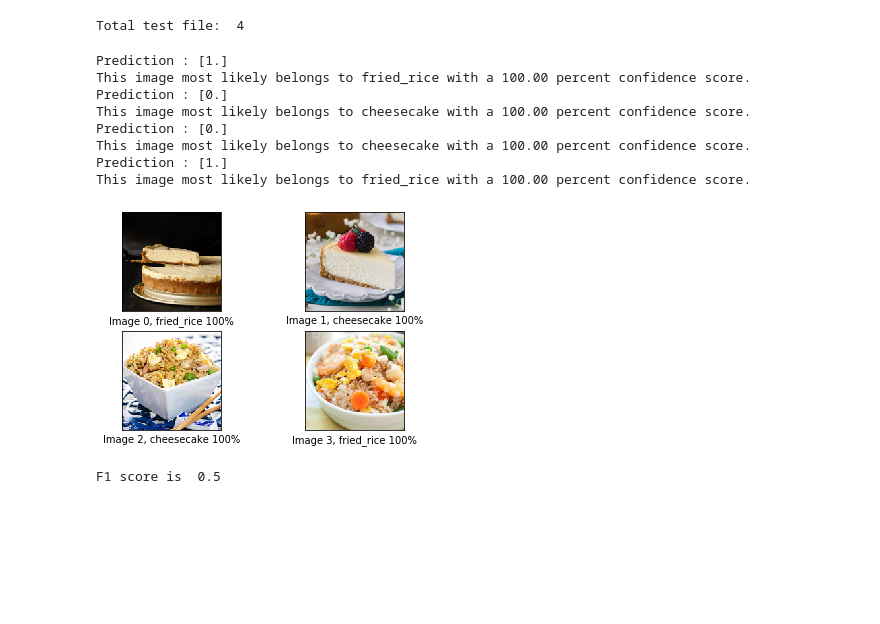
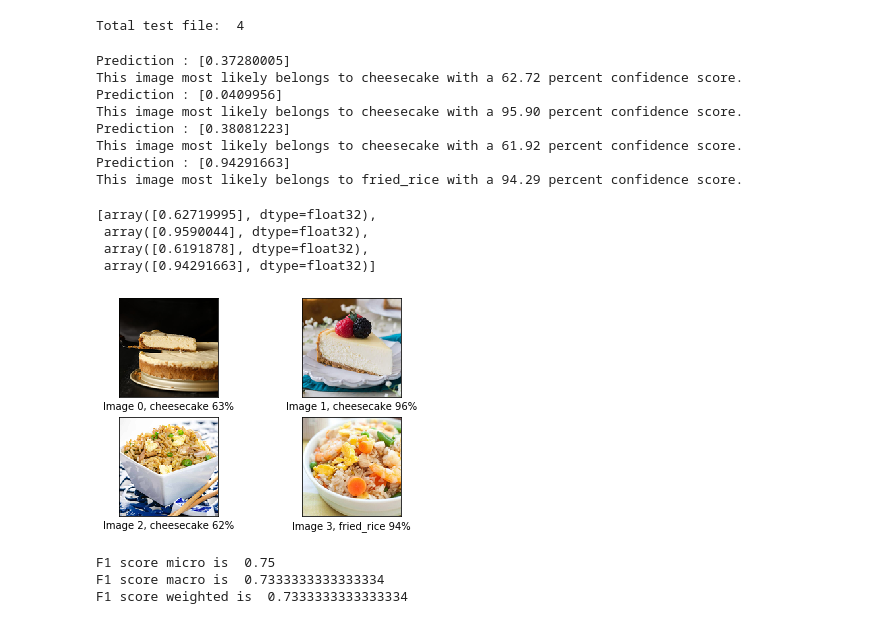
Before and after one commit to ee2110/Convolutional_Neural_Network, a Jupyter notebook: Food_Classification/DNN_Sigmoid_BinaryClassification_TF2.ipynb, the cells around one changed output. Cells and saved outputs as stored; diff of their text form; code cells hidden in the pictures; blank space fills up the shorter version.

```diff
--- a/Food_Classification/DNN_Sigmoid_BinaryClassification_TF2.ipynb
+++ b/Food_Classification/DNN_Sigmoid_BinaryClassification_TF2.ipynb
@@ -52,10 +51,10 @@ for cl in classes:
   for t in train:
     if not os.path.exists(os.path.join(base_dir, 'train', cl)):
       os.makedirs(os.path.join(base_dir, 'train', cl))
-    shutil.move(t, os.path.join(base_dir, 'train', cl))
+    shutil.copy(t, os.path.join(base_dir, 'train', cl))
 
   for v in val:
     if not os.path.exists(os.path.join(base_dir, 'val', cl)):
       os.makedirs(os.path.join(base_dir, 'val', cl))
-    shutil.move(v, os.path.join(base_dir, 'val', cl))
+    shutil.copy(v, os.path.join(base_dir, 'val', cl))
 # %% [output]
@@ -211,59 +208,92 @@ image_count = len(list(test_dir.glob('*')))
 print('Total test file: ',image_count)
 # %% [output]
 Total test file:  4
+# %%
+def normalize(images):
+  images = tf.cast(images, tf.float32)
+  images /= 255
+  return images
 # %%
 test_image = list(test_dir.glob('*'))
 
 test_array = []
 y_pred = []
+score_list = []
+food_name = []
 
 for test_url in test_image:
     test_img = tf.keras.preprocessing.image.load_img(test_url, target_size=(IMG_SHAPE,IMG_SHAPE))
     img_array = tf.keras.preprocessing.image.img_to_array(test_img)
     img_array = tf.expand_dims(img_array, 0) # Create a batch
-    test_array.append(img_array)
-    pred = model.predict(img_array)[0]
+    norm_img_array = normalize(img_array)
+    test_array.append(norm_img_array)
+    pred = model.predict(norm_img_array)[0]
     print('Prediction :', pred)
-    y_pred.append(int(pred[0]))
-    score = tf.nn.softmax(pred)
+    score = pred
 
-    print(
-        "This image most likely belongs to {} with a {:.2f} percent confidence score."
-        .format(classes[int(pred)], 100 * np.max(score))
-    )
+    if pred > 0.5:
+        output = 'fried_rice'
+        food_name.append(output)
+        score_list.append(score)
+        print("This image most likely belongs to {} with a {:.2f} percent confidence score."
+            .format(output, 100 * np.max(score)))
+        y_pred.append(1)
+    else:
+        output = 'cheesecake'
+        food_name.append(output)
+        score_list.append(1-score)
+        print("This image most likely belongs to {} with a {:.2f} percent confidence score."
+            .format(output, 100 * (1-np.max(score))))
+        y_pred.append(0)
+
 #     print('The actual file name is ', os.path.basename(os.path.normpath(test_url)))
 # %% [output]
-Prediction : [1.]
-This image most likely belongs to fried_rice with a 100.00 percent confidence score.
-Prediction : [0.]
-This image most likely belongs to cheesecake with a 100.00 percent confidence score.
-Prediction : [0.]
-This image most likely belongs to cheesecake with a 100.00 percent confidence score.
-Prediction : [1.]
-This image most likely belongs to fried_rice with a 100.00 percent confidence score.
+Prediction : [0.37280005]
+This image most likely belongs to cheesecake with a 62.72 percent confidence score.
+Prediction : [0.0409956]
+This image most likely belongs to cheesecake with a 95.90 percent confidence score.
+Prediction : [0.38081223]
+This image most likely belongs to cheesecake with a 61.92 percent confidence score.
+Prediction : [0.94291663]
+This image most likely belongs to fried_rice with a 94.29 percent confidence score.
+# %%
+score_list
+# %% [output]
+[array([0.62719995], dtype=float32),
+ array([0.9590044], dtype=float32),
+ array([0.6191878], dtype=float32),
+ array([0.94291663], dtype=float32)]
 # %%
 for i in range(len(test_image)):
     predictions_array, img = y_pred[i], test_image[i]
 
     img = PIL.Image.open(test_image[i])
     img = img.resize((IMG_SHAPE,IMG_SHAPE), PIL.Image.ANTIALIAS)
     plt.subplot(2,2,i+1)
     plt.xticks([])
     plt.yticks([])
     plt.grid(False)
 
     plt.imshow(img, cmap=plt.cm.binary)
     predicted_label = int(predictions_array)
 
 
-    plt.xlabel("Image {}, {} {:2.0f}%".format(i, classes[predicted_label],100*np.max(score)))
+    plt.xlabel("Image {}, {} {:2.0f}%".format(i, food_name[i],100*np.max(score_list[i])))
 # %% [output]
-[figure, old version]
+[figure, new version]
 # %%
+from sklearn.metrics import f1_score
+
 # By default, the 0 is represent cheesecake, while 1 represents fried rice
 y_true = [0, 0, 1, 1]
 
-f1_score = f1_score(y_true, y_pred)
-print('F1 score is ', f1_score)
+micro_f1_score = f1_score(y_true, y_pred, average='micro')
+print('F1 score micro is ', micro_f1_score)
+macro_f1_score = f1_score(y_true, y_pred, average='macro')
+print('F1 score macro is ', macro_f1_score)
+weighted_f1_score = f1_score(y_true, y_pred, average='weighted')
+print('F1 score weighted is ', weighted_f1_score)
 # %% [output]
-F1 score is  0.5
+F1 score micro is  0.75
+F1 score macro is  0.7333333333333334
+F1 score weighted is  0.7333333333333334
```
Also changed, not shown: parts of 9 cells of this notebook.
